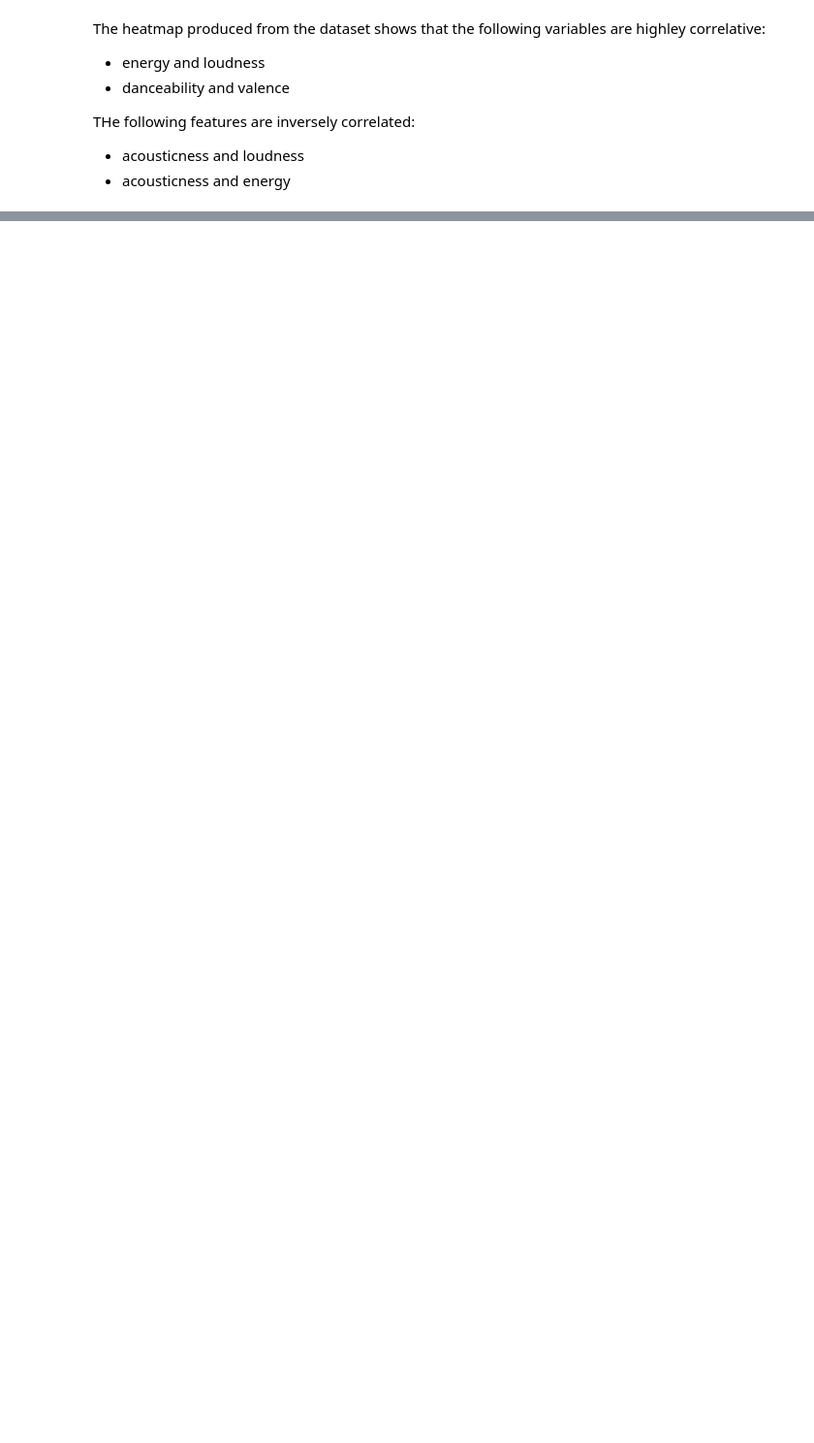
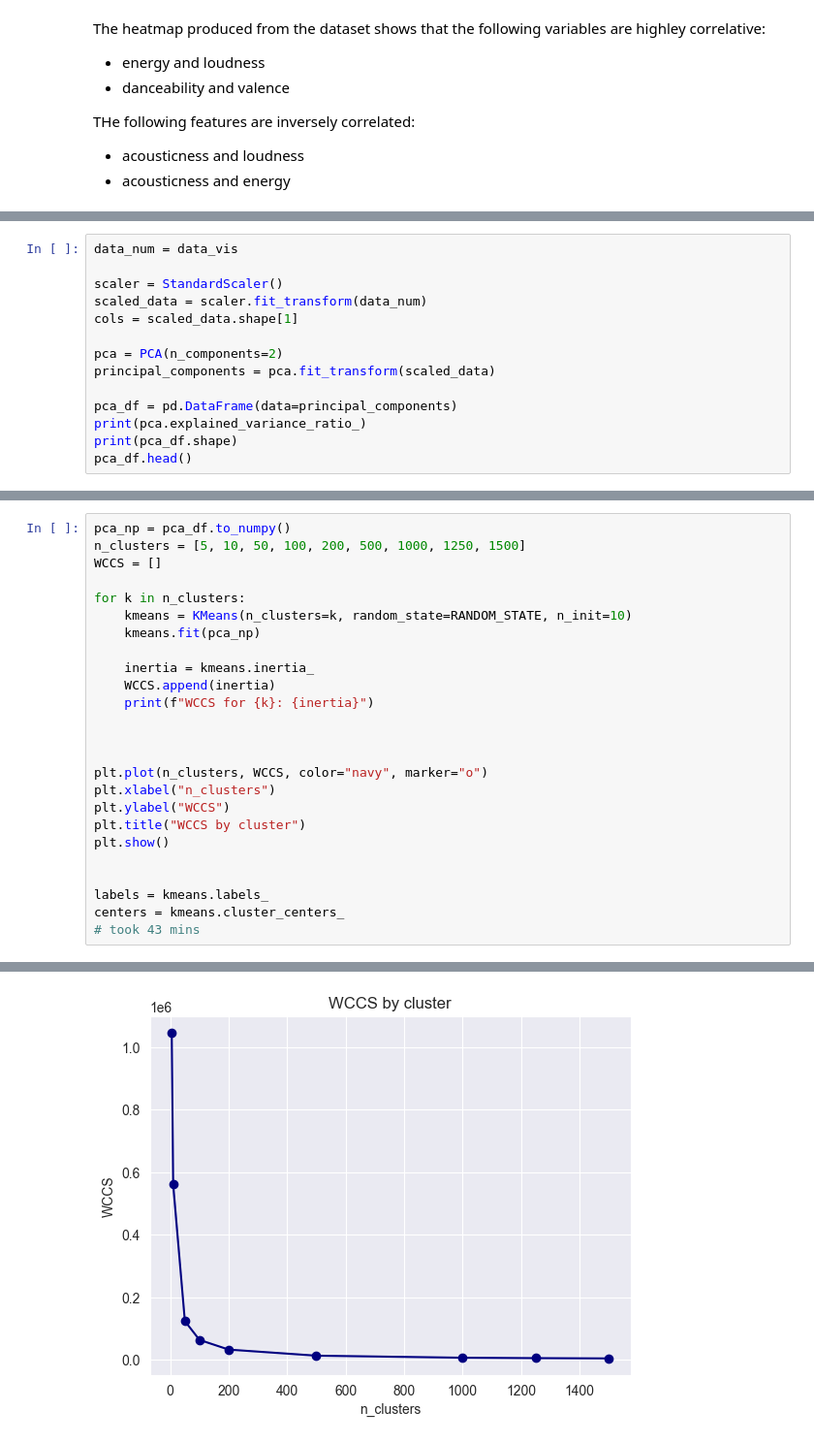
Before and after one commit to djordan015/CSCI-635-01-Group-4, a Jupyter notebook: ml/notebooks/02_modeling.ipynb, the cells around one changed output, grey strips where cells are left out. Shown at 97% size. Cells and saved outputs as stored; diff of their text form; blank space fills up the shorter version.

```diff
--- a/ml/notebooks/02_modeling.ipynb
+++ b/ml/notebooks/02_modeling.ipynb
@@ -55,0 +81,14 @@ print("Shape of X_test:", X_test.shape)
+# %%
+data_num = data_vis
+
+scaler = StandardScaler()
+scaled_data = scaler.fit_transform(data_num)
+cols = scaled_data.shape[1]
+
+pca = PCA(n_components=2)
+principal_components = pca.fit_transform(scaled_data)
+
+pca_df = pd.DataFrame(data=principal_components)
+print(pca.explained_variance_ratio_)
+print(pca_df.shape)
+pca_df.head()
@@ -55,0 +116,26 @@ print("Shape of X_test:", X_test.shape)
+# %%
+pca_np = pca_df.to_numpy()
+n_clusters = [5, 10, 50, 100, 200, 500, 1000, 1250, 1500]
+WCCS = []
+
+for k in n_clusters:
+    kmeans = KMeans(n_clusters=k, random_state=RANDOM_STATE, n_init=10)
+    kmeans.fit(pca_np)
+
+    inertia = kmeans.inertia_
+    WCCS.append(inertia)
+    print(f"WCCS for {k}: {inertia}")
+
+
+
+plt.plot(n_clusters, WCCS, color="navy", marker="o")
+plt.xlabel("n_clusters")
+plt.ylabel("WCCS")
+plt.title("WCCS by cluster")
+plt.show()
+
+
+labels = kmeans.labels_
+centers = kmeans.cluster_centers_
+# took 43 mins
+# %% [output]
@@ -55,0 +151 @@ print("Shape of X_test:", X_test.shape)
+[figure, added]
```
Also changed, not shown: parts of 13 cells of this notebook, 2 other files.
